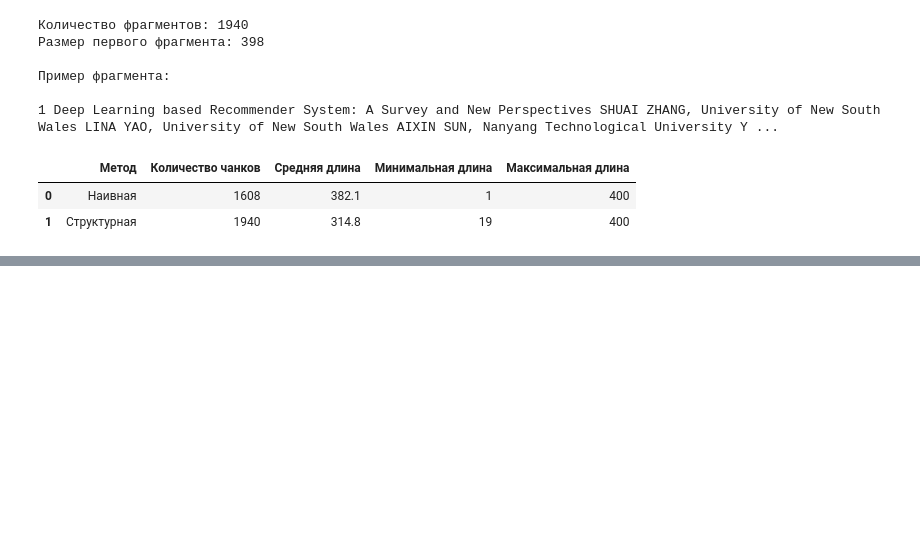
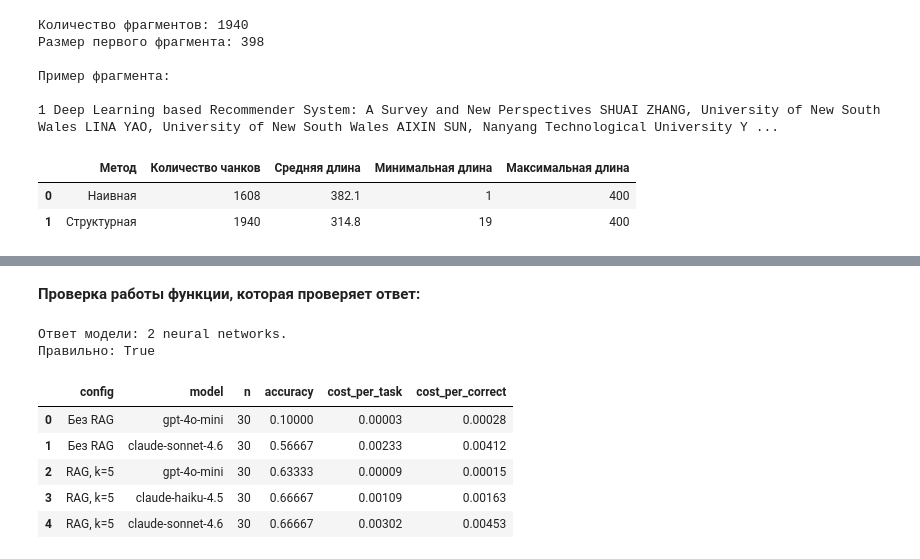
Before and after one commit to dshkkp/llm-rag-homework-02, a Jupyter notebook: homework02.ipynb, the cells around one changed output, grey strips where cells are left out. Cells and saved outputs as stored; diff of their text form; code cells hidden in the pictures; blank space fills up the shorter version.

```diff
--- a/homework02.ipynb
+++ b/homework02.ipynb
@@ -235,0 +616,46 @@ assert len(structured_chunks) >= 300
+# %% [markdown]
+**Проверка работы функции, которая проверяет ответ:**
+# %%
+print("Ответ модели:", final_answer(out["answer"]))
+print("Правильно:", is_correct(tasks[0], out["answer"]))
+# %% [output]
+Ответ модели: 2 neural networks.
+Правильно: True
+# %%
+def evaluate(fn, sample, config, model, workers=8):
+    def one(task):
+        try:
+            out = fn(task["question"], model)
+        except Exception as e:
+            out = {"answer": f"ошибка: {e}", "hits": [], "cost": 0.0}
+        return {"config": config, "model": model.split("/")[-1], "id": task["id"], "correct": is_correct(task, out["answer"]),
+                "found": any(is_gold(h, task) for h in out["hits"]), "refused": "NOT_FOUND" in out["answer"],
+                "cost": out["cost"], "answer": final_answer(out["answer"])[:60], "gold": task["answer"]}
+    with ThreadPoolExecutor(workers) as pool:
+        return pd.DataFrame(list(pool.map(one, sample)))
+
+def report(results):
+    g = results.groupby(["config", "model"], sort=False)
+    table = g.agg(n=("correct", "size"), accuracy=("correct", "mean"), cost_per_task=("cost", "mean")).reset_index()
+    table["cost_per_correct"] = table["cost_per_task"] / table["accuracy"].replace(0, float("nan"))
+    return table.round(5)
+# %%
+sample = tasks
+
+results = pd.concat([
+    evaluate(plain_answer, sample, "Без RAG", MODELS["cheap"], workers=4),
+    evaluate(plain_answer, sample, "Без RAG", MODELS["strong"], workers=4),
+    evaluate(rag_answer, sample, "RAG, k=5", MODELS["cheap"], workers=4),
+    evaluate(rag_answer, sample, "RAG, k=5", MODELS["mid"], workers=4),
+    evaluate(rag_answer, sample, "RAG, k=5", MODELS["strong"], workers=4)
+], ignore_index=True)
+
+table = report(results)
+table
+# %% [output]
+|  | config | model | n | accuracy | cost_per_task | cost_per_correct |
+| 0 | Без RAG | gpt-4o-mini | 30 | 0.10000 | 0.00003 | 0.00028 |
+| 1 | Без RAG | claude-sonnet-4.6 | 30 | 0.56667 | 0.00233 | 0.00412 |
+| 2 | RAG, k=5 | gpt-4o-mini | 30 | 0.63333 | 0.00009 | 0.00015 |
+| 3 | RAG, k=5 | claude-haiku-4.5 | 30 | 0.66667 | 0.00109 | 0.00163 |
+| 4 | RAG, k=5 | claude-sonnet-4.6 | 30 | 0.66667 | 0.00302 | 0.00453 |
```
Also changed, not shown: parts of 59 cells of this notebook, 6 other files.
